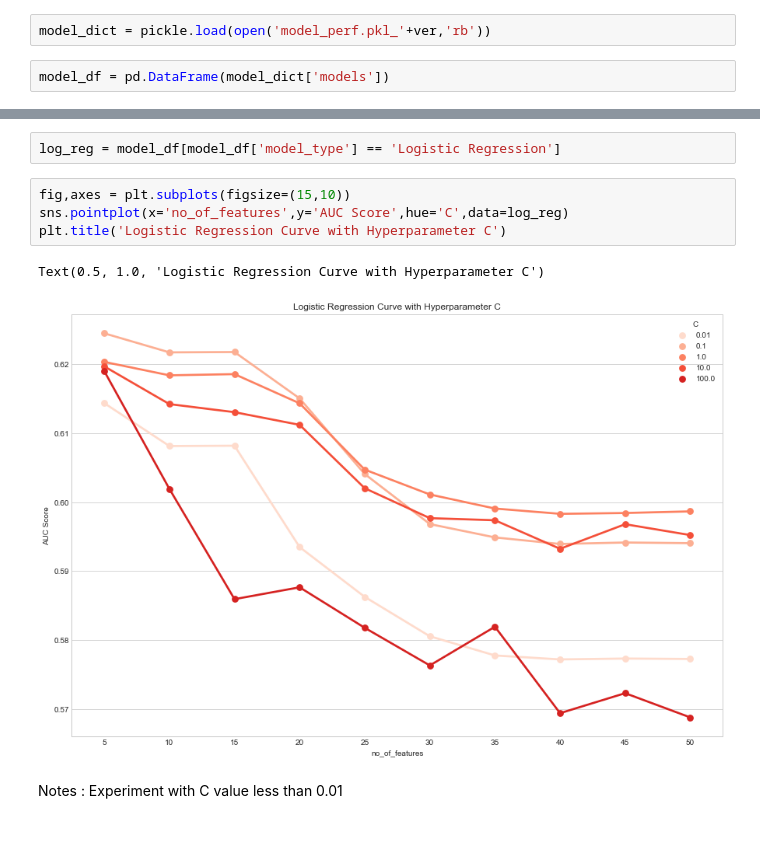
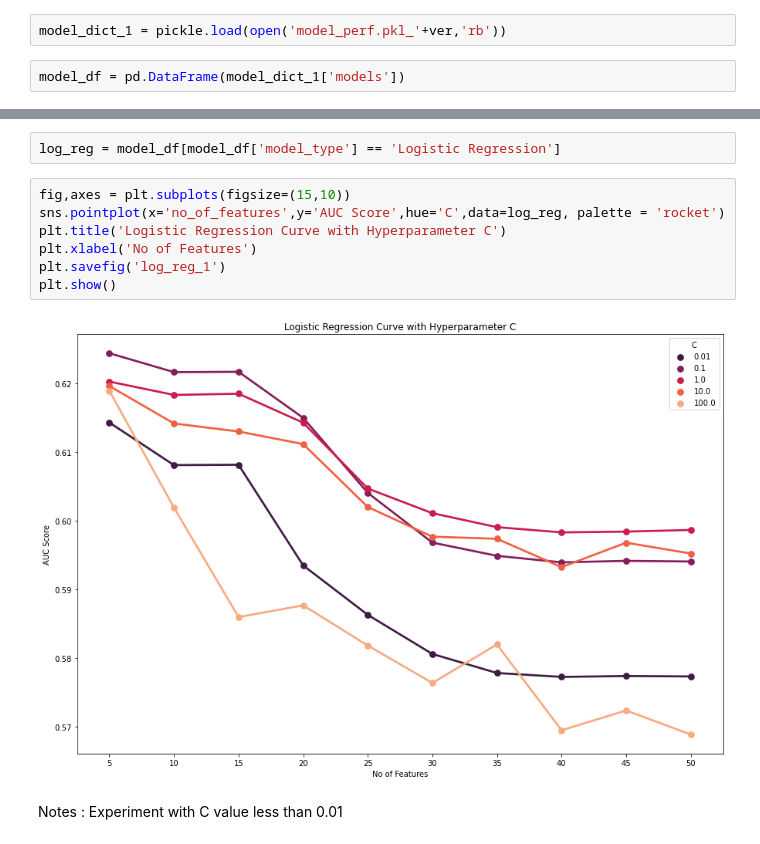
Before and after one commit to sudharsanasai/Option-ITM-Prediction, a Jupyter notebook: AUC Score Analysis.ipynb, the cells around one changed output, grey strips where cells are left out. Cells and saved outputs as stored; diff of their text form.

```diff
--- a/AUC Score Analysis.ipynb
+++ b/AUC Score Analysis.ipynb
@@ -9,9 +9,9 @@ import numpy as np
 # %%
 ver = '1'
 # %%
-model_dict = pickle.load(open('model_perf.pkl_'+ver,'rb'))
+model_dict_1 = pickle.load(open('model_perf.pkl_'+ver,'rb'))
 # %%
-model_df = pd.DataFrame(model_dict['models'])
+model_df = pd.DataFrame(model_dict_1['models'])
 # %%
 model_df['model_type'].unique()
 # %% [output]
@@ -33,11 +63,13 @@ model_df.groupby(by='model_type').mean()
 log_reg = model_df[model_df['model_type'] == 'Logistic Regression']
 # %%
 fig,axes = plt.subplots(figsize=(15,10))
-sns.pointplot(x='no_of_features',y='AUC Score',hue='C',data=log_reg)
+sns.pointplot(x='no_of_features',y='AUC Score',hue='C',data=log_reg, palette = 'rocket')
 plt.title('Logistic Regression Curve with Hyperparameter C')
+plt.xlabel('No of Features')
+plt.savefig('log_reg_1')
+plt.show()
 # %% [output]
-Text(0.5, 1.0, 'Logistic Regression Curve with Hyperparameter C')
-[figure, old version]
+[figure, new version]
 # %% [markdown]
 Notes :
     Experiment with C value less than 0.01
```
Also changed, not shown: parts of 22 cells of this notebook, 14 other files.
